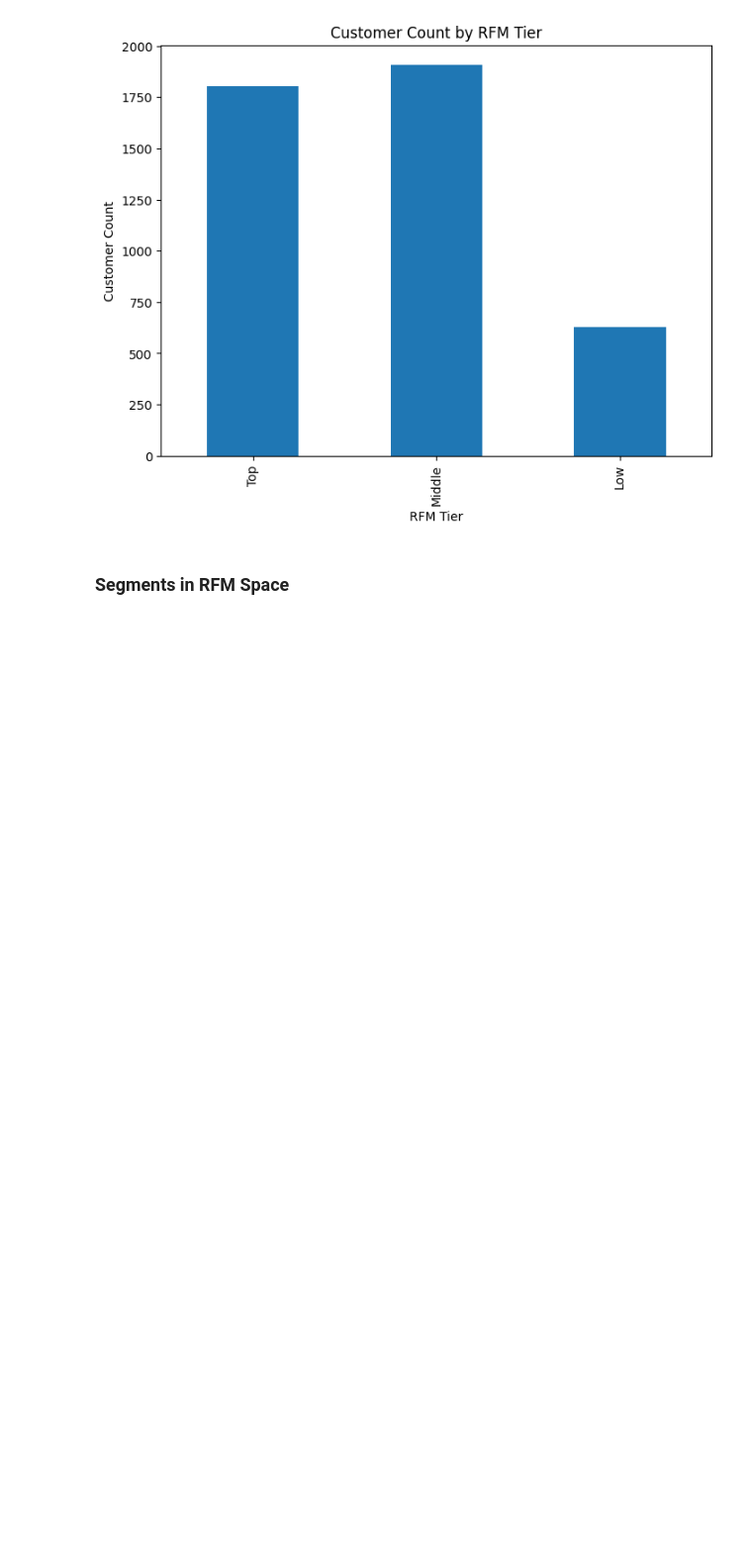
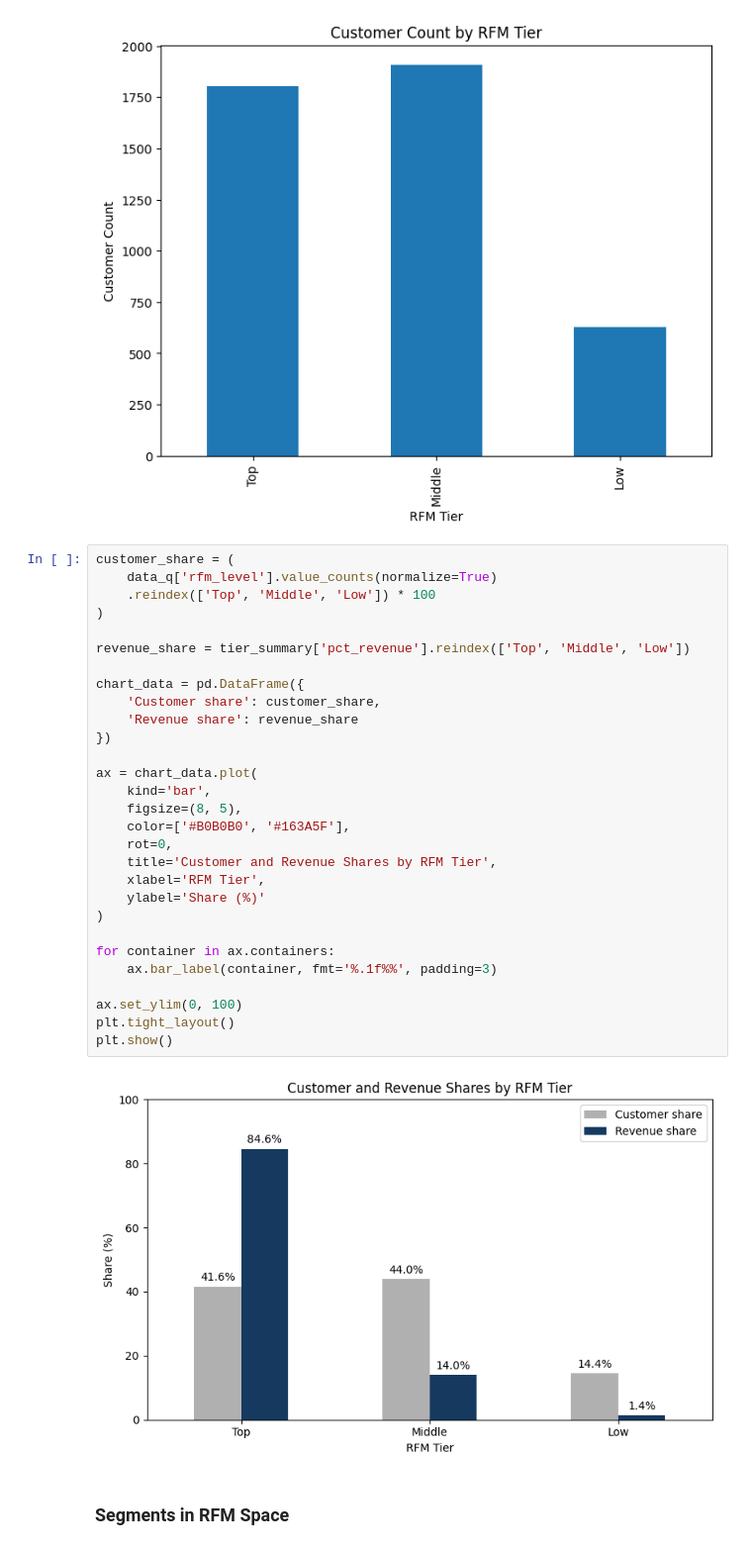
Before and after one commit to fionnadavoodian/online-retail-ii, a Jupyter notebook: notebooks/05_segmentation.ipynb, the cells around one changed output. Shown at 99% size. Cells and saved outputs as stored; diff of their text form; blank space fills up the shorter version.

Commit message:
figure's correcting

```diff
--- a/notebooks/05_segmentation.ipynb
+++ b/notebooks/05_segmentation.ipynb
@@ -330,6 +330,37 @@ data_q['rfm_level'].value_counts().reindex(['Top', 'Middle', 'Low']).plot(
 # %% [output]
 <Axes: title={'center': 'Customer Count by RFM Tier'}, xlabel='RFM Tier', ylabel='Customer Count'>
 [figure]
+# %%
+customer_share = (
+    data_q['rfm_level'].value_counts(normalize=True)
+    .reindex(['Top', 'Middle', 'Low']) * 100
+)
+
+revenue_share = tier_summary['pct_revenue'].reindex(['Top', 'Middle', 'Low'])
+
+chart_data = pd.DataFrame({
+    'Customer share': customer_share,
+    'Revenue share': revenue_share
+})
+
+ax = chart_data.plot(
+    kind='bar',
+    figsize=(8, 5),
+    color=['#B0B0B0', '#163A5F'],
+    rot=0,
+    title='Customer and Revenue Shares by RFM Tier',
+    xlabel='RFM Tier',
+    ylabel='Share (%)'
+)
+
+for container in ax.containers:
+    ax.bar_label(container, fmt='%.1f%%', padding=3)
+
+ax.set_ylim(0, 100)
+plt.tight_layout()
+plt.show()
+# %% [output]
+[figure, added]
 # %% [markdown]
 ### Segments in RFM Space
 # %%
```
Also changed, not shown: 3 other files.
